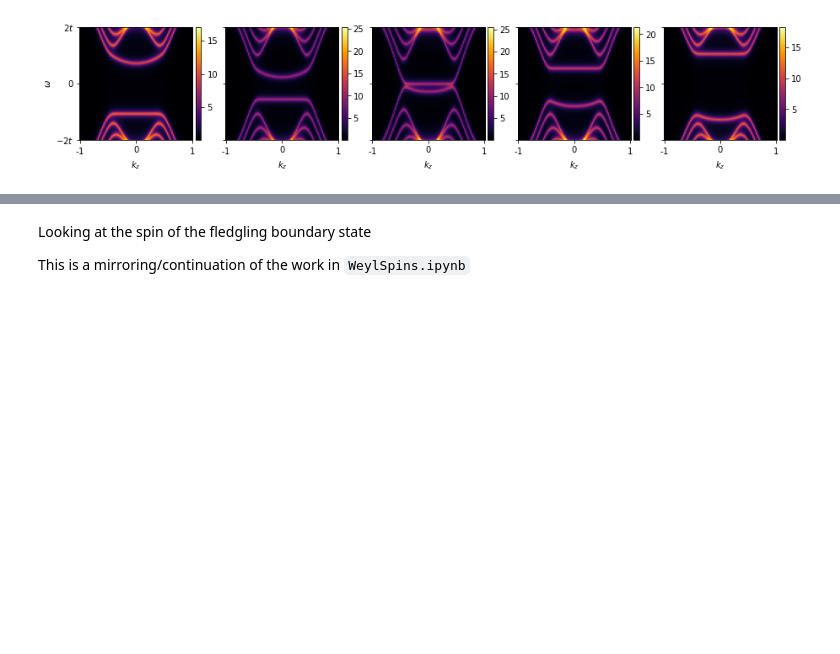
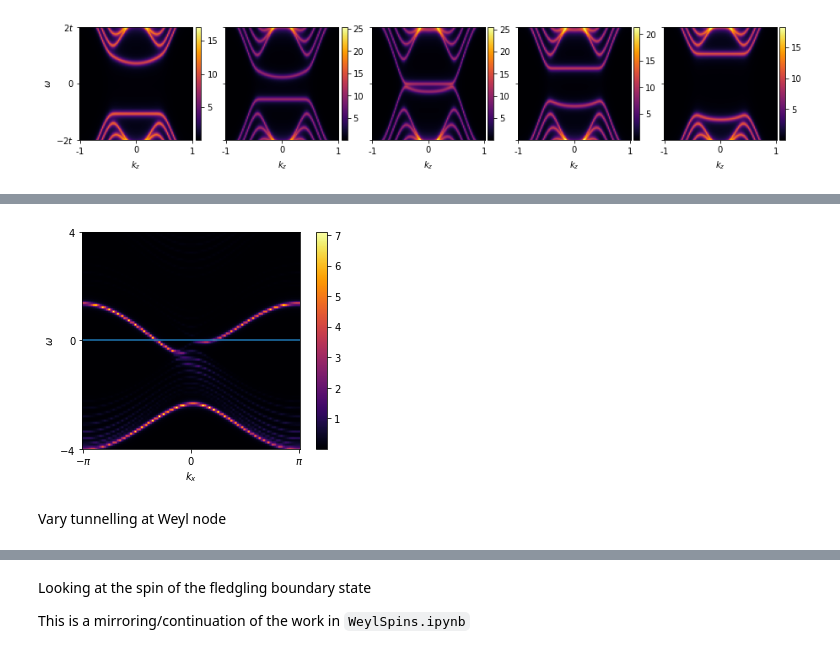
Before and after one commit to leogoutte/weylsemimetal_tools, a Jupyter notebook: WeylPlots.ipynb, the cells around one changed output, grey strips where cells are left out. Saved outputs shown, nothing was run; the diff lists cells and outputs as text; code cells hidden in the pictures; blank space fills up the shorter version.

```diff
--- a/WeylPlots.ipynb
+++ b/WeylPlots.ipynb
@@ -123,0 +144,25 @@ wp.FivePlots(As_0,As_08,As_1,As_15,As_23,kname="k_z")
+# %%
+def Convert(value,res,maxrange):
+    """
+    Converts value to resolution
+    Assume minrange = -maxrange
+    """
+    m = res / (2 * maxrange)
+    b = m * maxrange
+    y = m * value + b
+    return y
+# %%
+res=100
+plt.imshow(As_e,cmap='inferno')
+plt.ylim(0,res)
+plt.yticks([0,int(res/2),res],labels=["$-4$","0","$4$"])
+plt.xticks([0,int(res/2)-1/2,res-1],labels=["$-\pi$","0","$\pi$"])
+plt.xlabel(r"$k_x$")
+plt.ylabel(r"$\omega$")
+plt.axhline(Convert(0,res,wrange))
+plt.colorbar()
+plt.show()
+# %% [output]
+[figure, added]
+# %% [markdown]
+Vary tunnelling at Weyl node
```
Also changed, not shown: parts of 11 cells of this notebook, 8 other files.
